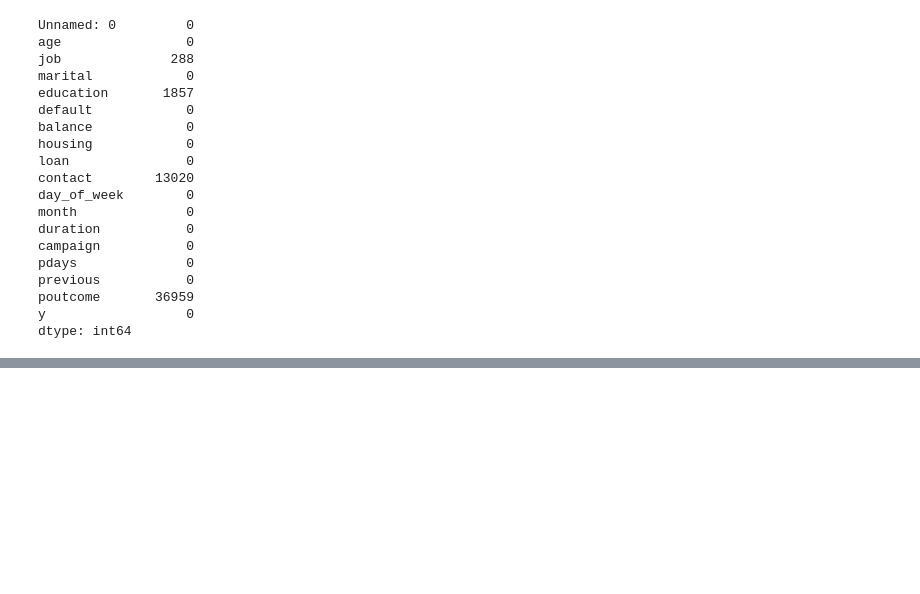
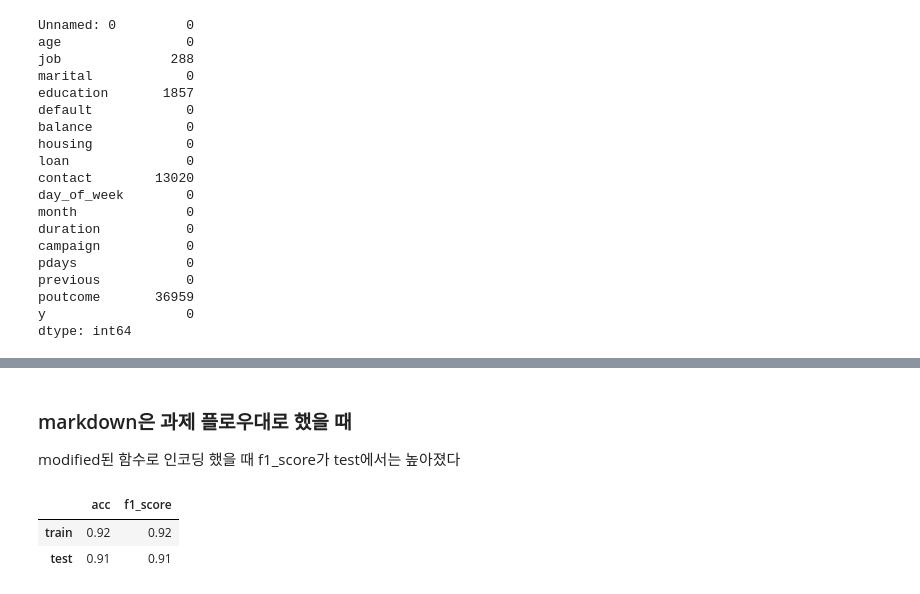
Before and after one commit to bellepoque7/sparta_ml, a Jupyter notebook: B01_오준범.ipynb, the cells around one changed output, grey strips where cells are left out. Saved outputs shown, nothing was run; the diff lists cells and outputs as text; code cells hidden in the pictures; blank space fills up the shorter version.

```diff
--- a/B01_오준범.ipynb
+++ b/B01_오준범.ipynb
@@ -465,0 +621,12 @@ raw['variables']['description'][1]
+# %%
+def get_binary(x):
+    if x == 'no':
+        return 0
+    else:
+        return 1
+
+    # y_train 데이터 인코딩 코드
+y_train['y'] = y_train['y'].apply(get_binary)
+
+    # y_test 데이터 인코딩코드
+y_test['y'] = y_test['y'].apply(get_binary)
@@ -465,0 +755,44 @@ raw['variables']['description'][1]
+# %% [markdown]
+### markdown은 과제 플로우대로 했을 때
+
+modified된 함수로 인코딩 했을 때
+f1_score가 test에서는 높아졌다
+# %%
+df = pd.read_csv('./bank_marketing.csv')
+X_train, X_test, y_train, y_test = train_test_split(X, y, stratify = y, random_state= 42)
+
+#y 라벨 변경
+y_train['y'] = y_train['y'].apply(get_binary)
+y_test['y'] = y_test['y'].apply(get_binary)
+
+#처음 순서와 다르게 범주형 먼저 인코딩 하여 숫자로 변경
+#이유: SMOTE 알고리즘이 기본적으로 수치형변수에 적용되기 때문
+X_train, X_test, col_dummies = get_category_modified(X_train,X_test)
+
+# 사용된 범주형 변수는 삭제
+X_train = X_train.drop(columns = category_col)
+X_test = X_test.drop(columns = category_col)
+
+from imblearn.over_sampling import SMOTE
+sm = SMOTE(random_state=42)
+X_train, y_train = sm.fit_resample(X_train, y_train)
+X_test, y_test = sm.fit_resample(X_test, y_test)
+
+#balance의 값은 음수가 있기 때문에 최소값을 보정함
+balance_min = abs(min(X_train['balance'].min(), X_test['balance'].min()))
+X_train['balance'] = X_train['balance'] + balance_min
+X_test['balance'] = X_test['balance'] + balance_min
+
+# 로그스케일 적용
+for col in ['balance','previous']:
+    X_train[col] = np.log1p(X_train[col])
+    X_test[col] = np.log1p(X_test[col])
+
+# 수치형 변수 변환
+X_train, X_test = get_numeric_sc(X_train, X_test)
+
+get_score(X_train, X_test, col_dummies + numeric_col)
+# %% [output]
+|  | acc | f1_score |
+| train | 0.92 | 0.92 |
+| test | 0.91 | 0.91 |
```
Also changed, not shown: parts of 18 cells of this notebook.
